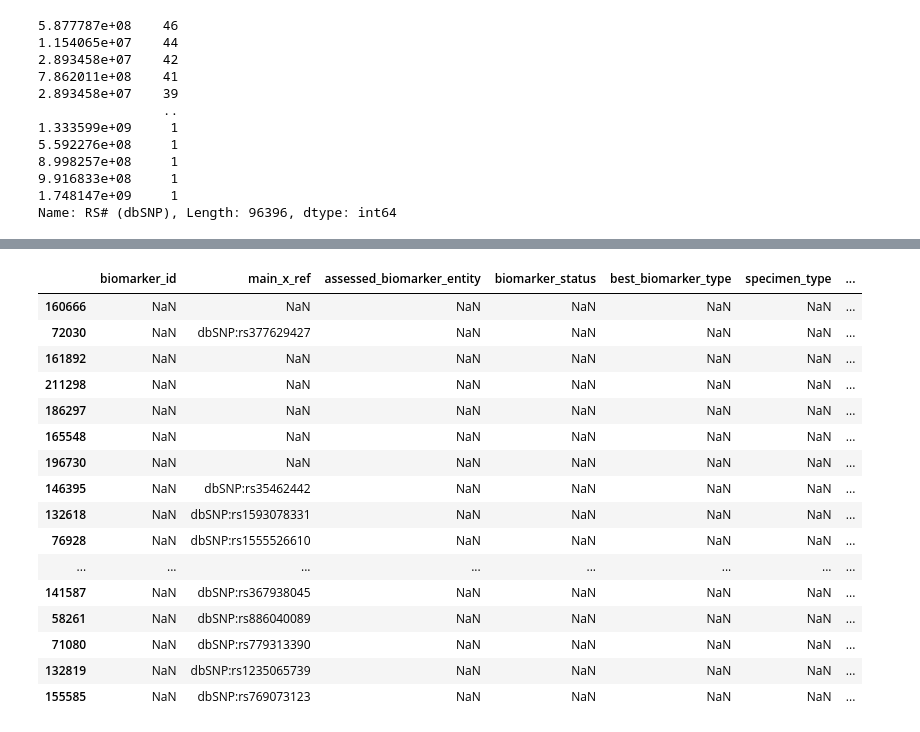
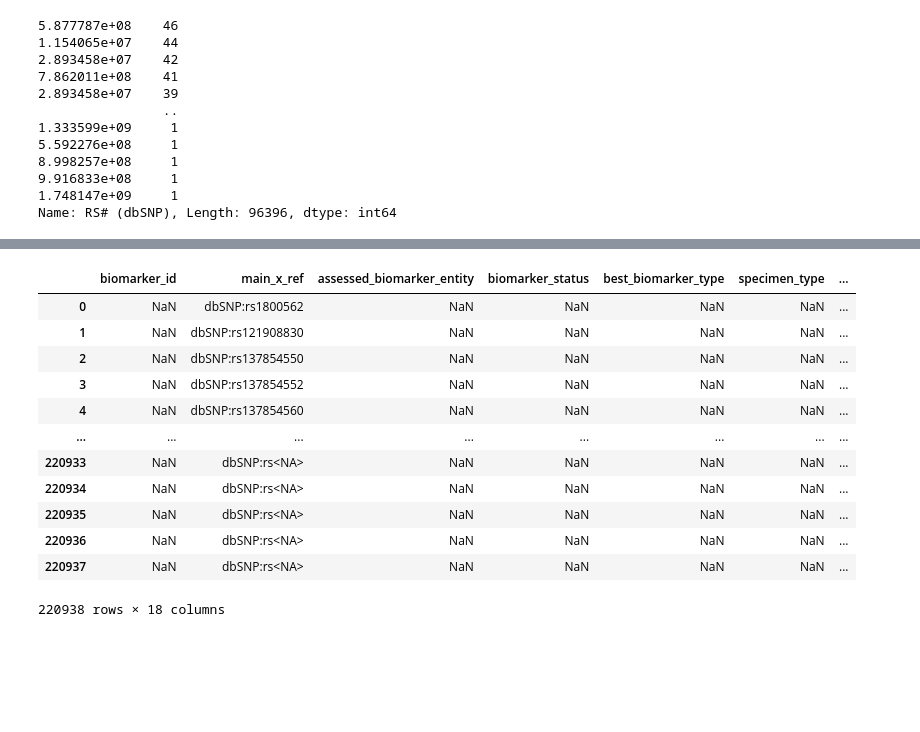
Before and after one commit to clinical-biomarkers/biomarker-partnership, a Jupyter notebook: src/clinvar.ipynb, the cells around one changed output, grey strips where cells are left out. Saved outputs shown, nothing was run; the diff lists cells and outputs as text; code cells hidden in the pictures; blank space fills up the shorter version.

```diff
--- a/src/clinvar.ipynb
+++ b/src/clinvar.ipynb
@@ -74,3 +87,0 @@ helper.biomarker_df.head()
-# %%
-helper.biomarker_df.reset_index(drop = True, inplace = True)
-helper.biomarker_df
@@ -91,21 +88,17 @@ helper.biomarker_df
 # %%
 helper.format_doid(source = 'rs_id', prefix = 'dbSNP:rs')
-helper.biomarker_df.sample(25)
+helper.biomarker_df
 # %% [output]
 |  | biomarker_id | main_x_ref | assessed_biomarker_entity | biomarker_status | best_biomarker_type | specimen_type | ... |
-| 160666 | NaN | NaN | NaN | NaN | NaN | NaN | ... |
-| 72030 | NaN | dbSNP:rs377629427 | NaN | NaN | NaN | NaN | ... |
-| 161892 | NaN | NaN | NaN | NaN | NaN | NaN | ... |
-| 211298 | NaN | NaN | NaN | NaN | NaN | NaN | ... |
-| 186297 | NaN | NaN | NaN | NaN | NaN | NaN | ... |
-| 165548 | NaN | NaN | NaN | NaN | NaN | NaN | ... |
-| 196730 | NaN | NaN | NaN | NaN | NaN | NaN | ... |
-| 146395 | NaN | dbSNP:rs35462442 | NaN | NaN | NaN | NaN | ... |
-| 132618 | NaN | dbSNP:rs1593078331 | NaN | NaN | NaN | NaN | ... |
-| 76928 | NaN | dbSNP:rs1555526610 | NaN | NaN | NaN | NaN | ... |
+| 0 | NaN | dbSNP:rs1800562 | NaN | NaN | NaN | NaN | ... |
+| 1 | NaN | dbSNP:rs121908830 | NaN | NaN | NaN | NaN | ... |
+| 2 | NaN | dbSNP:rs137854550 | NaN | NaN | NaN | NaN | ... |
+| 3 | NaN | dbSNP:rs137854552 | NaN | NaN | NaN | NaN | ... |
+| 4 | NaN | dbSNP:rs137854560 | NaN | NaN | NaN | NaN | ... |
 | ... | ... | ... | ... | ... | ... | ... | ... |
-| 141587 | NaN | dbSNP:rs367938045 | NaN | NaN | NaN | NaN | ... |
-| 58261 | NaN | dbSNP:rs886040089 | NaN | NaN | NaN | NaN | ... |
-| 71080 | NaN | dbSNP:rs779313390 | NaN | NaN | NaN | NaN | ... |
-| 132819 | NaN | dbSNP:rs1235065739 | NaN | NaN | NaN | NaN | ... |
-| 155585 | NaN | dbSNP:rs769073123 | NaN | NaN | NaN | NaN | ... |
+| 220933 | NaN | dbSNP:rs<NA> | NaN | NaN | NaN | NaN | ... |
+| 220934 | NaN | dbSNP:rs<NA> | NaN | NaN | NaN | NaN | ... |
+| 220935 | NaN | dbSNP:rs<NA> | NaN | NaN | NaN | NaN | ... |
+| 220936 | NaN | dbSNP:rs<NA> | NaN | NaN | NaN | NaN | ... |
+| 220937 | NaN | dbSNP:rs<NA> | NaN | NaN | NaN | NaN | ... |
+220938 rows × 18 columns
```
Also changed, not shown: parts of 7 cells of this notebook, 1 other file.
